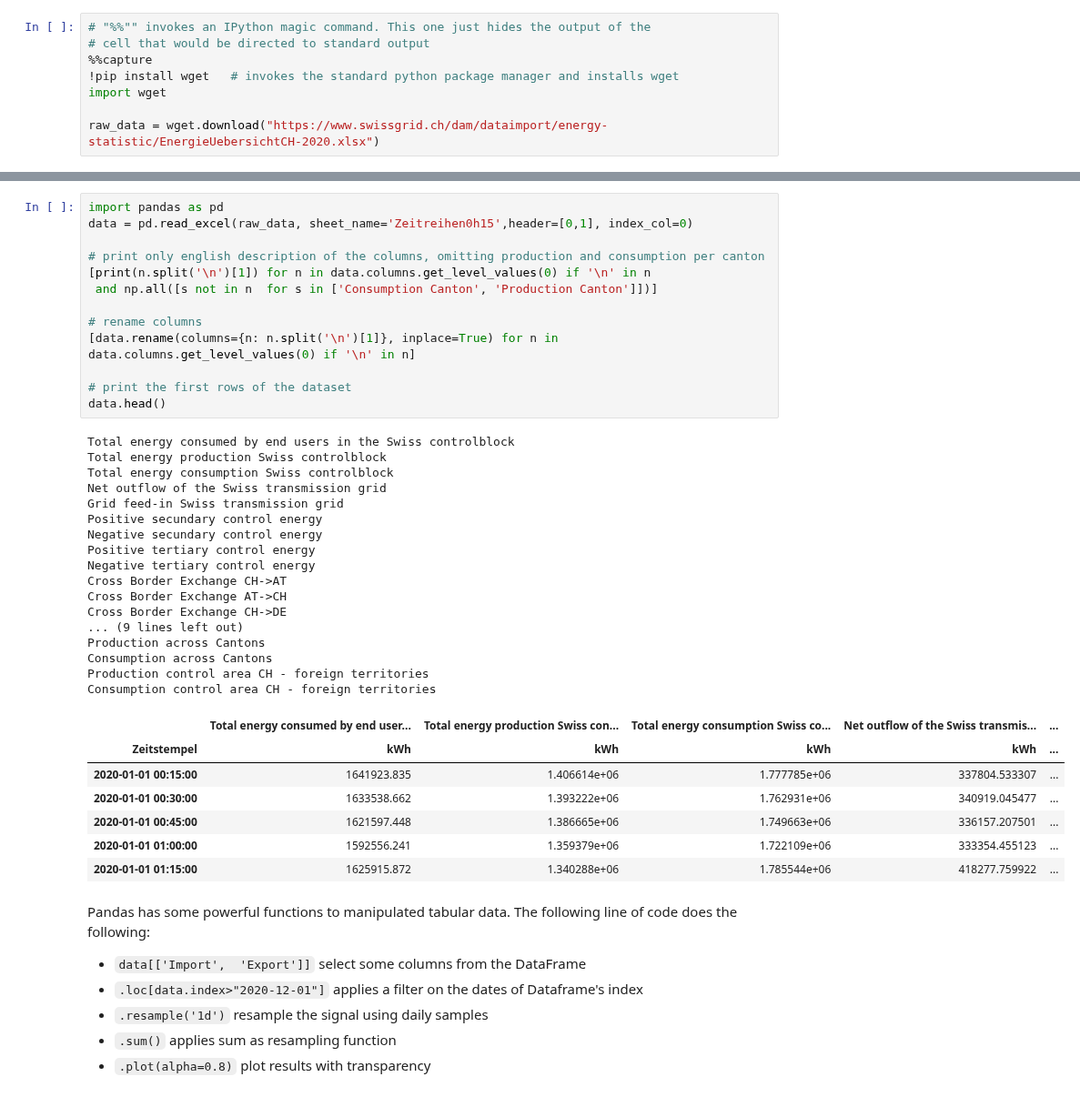
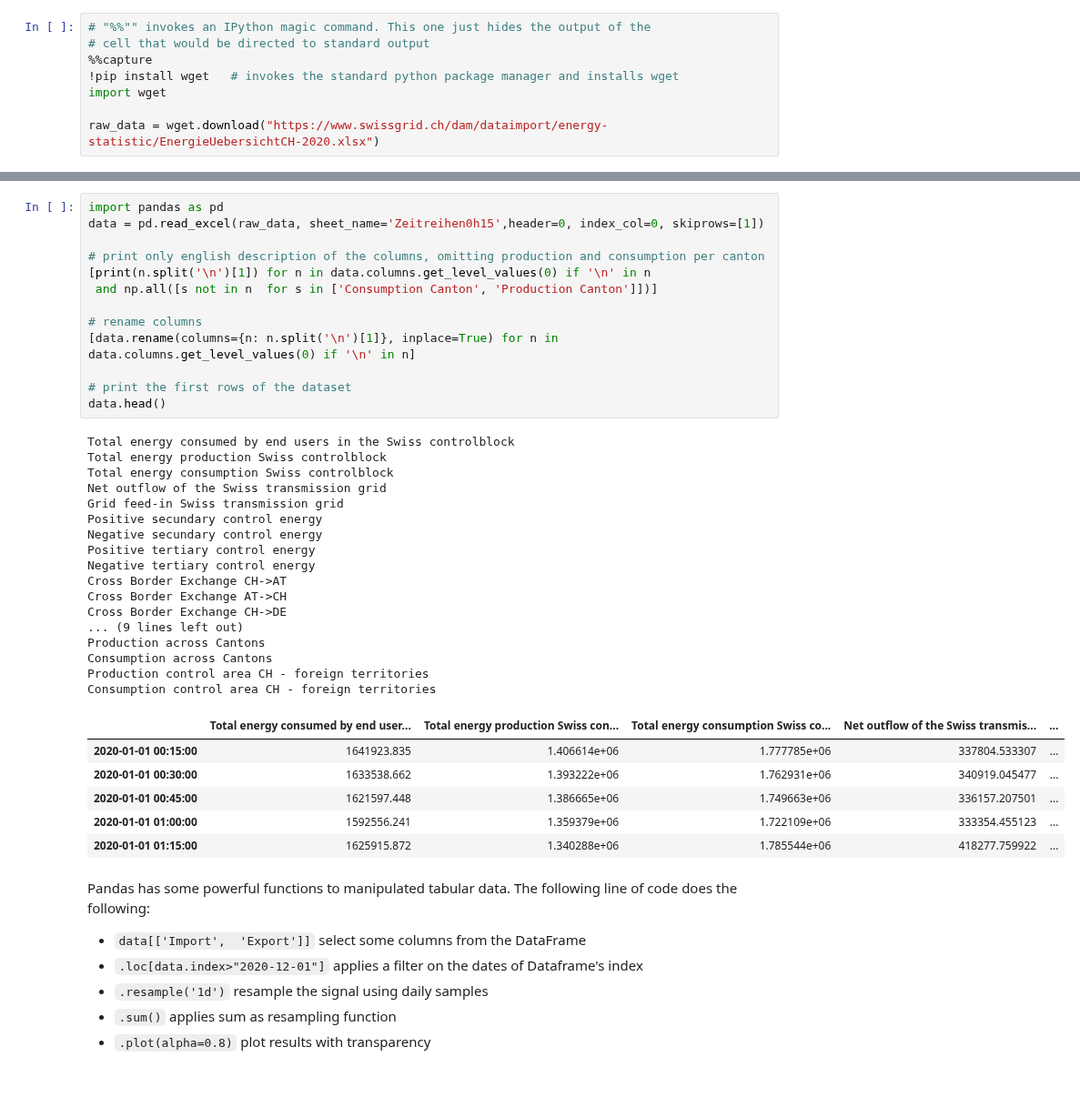
Before and after one commit to nepslor/teaching, a Jupyter notebook: 2021SmartGrids/L01_Introduction_to_colab.ipynb, the cells around one changed output, grey strips where cells are left out. Shown at 91% size. Drawn from its saved outputs; the diff is of its cells as text.

```diff
--- a/2021SmartGrids/L01_Introduction_to_colab.ipynb
+++ b/2021SmartGrids/L01_Introduction_to_colab.ipynb
@@ -169,37 +169,36 @@ We can use the pandas library to import and manipulate tabular data. It is the m
 In the following cell we import a given sheet from the excel file, use its first two rows to create a multi index pandas DataFrame and visualize its first rows.
 # %%
 import pandas as pd
-data = pd.read_excel(raw_data, sheet_name='Zeitreihen0h15',header=[0,1], index_col=0)
+data = pd.read_excel(raw_data, sheet_name='Zeitreihen0h15',header=0, index_col=0, skiprows=[1])
 
 # print only english description of the columns, omitting production and consumption per canton
 [print(n.split('\n')[1]) for n in data.columns.get_level_values(0) if '\n' in n
  and np.all([s not in n  for s in ['Consumption Canton', 'Production Canton']])]
 
 # rename columns
 [data.rename(columns={n: n.split('\n')[1]}, inplace=True) for n in data.columns.get_level_values(0) if '\n' in n]
 
 # print the first rows of the dataset
 data.head()
 # %% [output]
 Total energy consumed by end users in the Swiss controlblock
 Total energy production Swiss controlblock
 Total energy consumption Swiss controlblock
 Net outflow of the Swiss transmission grid
 Grid feed-in Swiss transmission grid
 Positive secundary control energy
 Negative secundary control energy
 Positive tertiary control energy
 Negative tertiary control energy
 Cross Border Exchange CH->AT
 Cross Border Exchange AT->CH
 Cross Border Exchange CH->DE
 ... (9 lines left out)
 Production across Cantons
 Consumption across Cantons
 Production control area CH - foreign territories
 Consumption control area CH - foreign territories
 |  | Total energy consumed by end user... | Total energy production Swiss con... | Total energy consumption Swiss co... | Net outflow of the Swiss transmis... | ... |
-| Zeitstempel | kWh | kWh | kWh | kWh | ... |
 | 2020-01-01 00:15:00 | 1641923.835 | 1.406614e+06 | 1.777785e+06 | 337804.533307 | ... |
 | 2020-01-01 00:30:00 | 1633538.662 | 1.393222e+06 | 1.762931e+06 | 340919.045477 | ... |
 | 2020-01-01 00:45:00 | 1621597.448 | 1.386665e+06 | 1.749663e+06 | 336157.207501 | ... |
```
Also changed, not shown: parts of 1 cell of this notebook.
